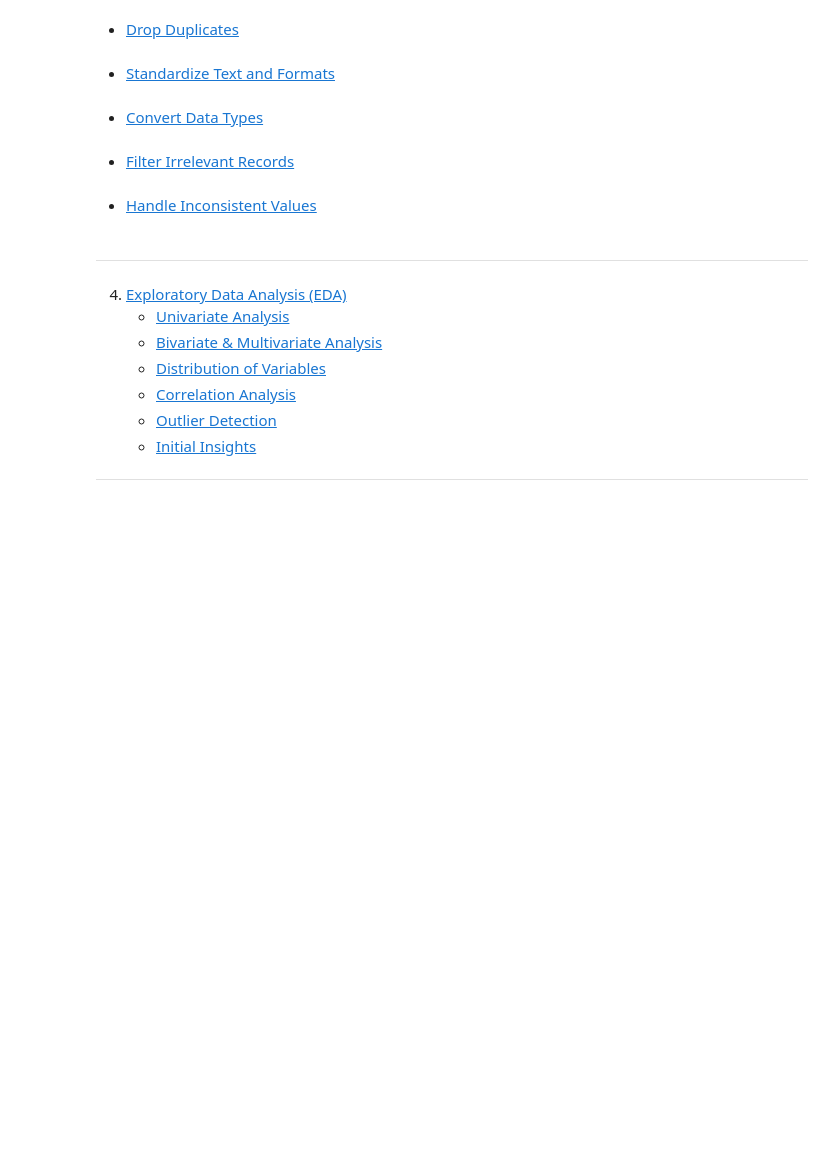
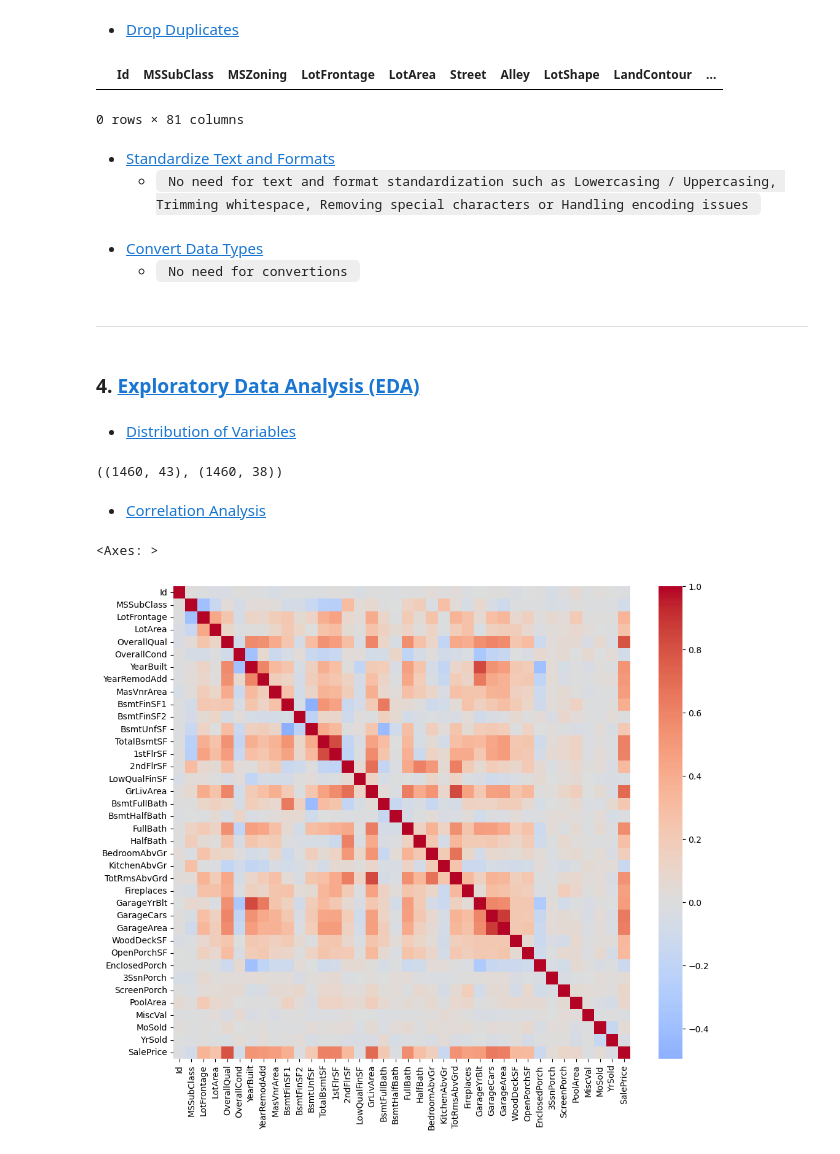
Before and after one commit to ALOBlack19/Housing-Prices-end-to-end-ML-pipeline, a Jupyter notebook: house_data_eda.ipynb, the cells around one changed output. Drawn from its saved outputs; the diff is of its cells as text; code cells hidden in the pictures; blank space fills up the shorter version.

Commit message:
Data cleaning, EDA and part of Feature engineering

```diff
--- a/house_data_eda.ipynb
+++ b/house_data_eda.ipynb
@@ -149,25 +170,37 @@ df.head()
 # %% [markdown]
    - [Drop Duplicates](#drop-duplicates)
 # %%
-df = df.drop
+# Any duplicate rows were finded in the dataset
+df[df.duplicated()]
+# %% [output]
+|  | Id | MSSubClass | MSZoning | LotFrontage | LotArea | Street | Alley | LotShape | LandContour | ... |
+0 rows × 81 columns
 # %% [markdown]
    - [Standardize Text and Formats](#standardize-text-and-formats)
+      - <code> No need for text and format standardization such as Lowercasing / Uppercasing, Trimming whitespace, Removing special characters or Handling encoding issues </code>
 # %% [markdown]
    - [Convert Data Types](#convert-data-types)
+      - <code> No need for convertions </code>
-# %% [markdown]
-   - [Filter Irrelevant Records](#filter-irrelevant-records)
-# %% [markdown]
-
-   - [Handle Inconsistent Values](#handle-inconsistent-values)
 # %% [markdown]
 ---
 # %% [markdown]
-4. [Exploratory Data Analysis (EDA)](#exploratory-data-analysis-eda)
-   - [Univariate Analysis](#univariate-analysis)
-   - [Bivariate & Multivariate Analysis](#bivariate--multivariate-analysis)
-   - [Distribution of Variables](#distribution-of-variables)
-   - [Correlation Analysis](#correlation-analysis)
-   - [Outlier Detection](#outlier-detection)
-   - [Initial Insights](#initial-insights)
-
----
+### 4. [Exploratory Data Analysis (EDA)](#exploratory-data-analysis-eda)
+# %% [markdown]
+   - [Distribution of Variables](#distribution-of-variables)
+# %%
+categorical_features = df.select_dtypes(include=['object'])
+numerical_features = df.select_dtypes(include=['int64', 'float64'])
+
+categorical_features.shape, numerical_features.shape
+# %% [output]
+((1460, 43), (1460, 38))
+# %% [markdown]
+   - [Correlation Analysis](#correlation-analysis)
+# %%
+# Checking correlation between numerical features
+corr = df.corr(numeric_only=True)
+plt.figure(figsize=(12,10))
+sns.heatmap(corr, cmap='coolwarm', center=0)
+# %% [output]
+<Axes: >
+[figure, added]
```
Also changed, not shown: parts of 33 cells of this notebook.
